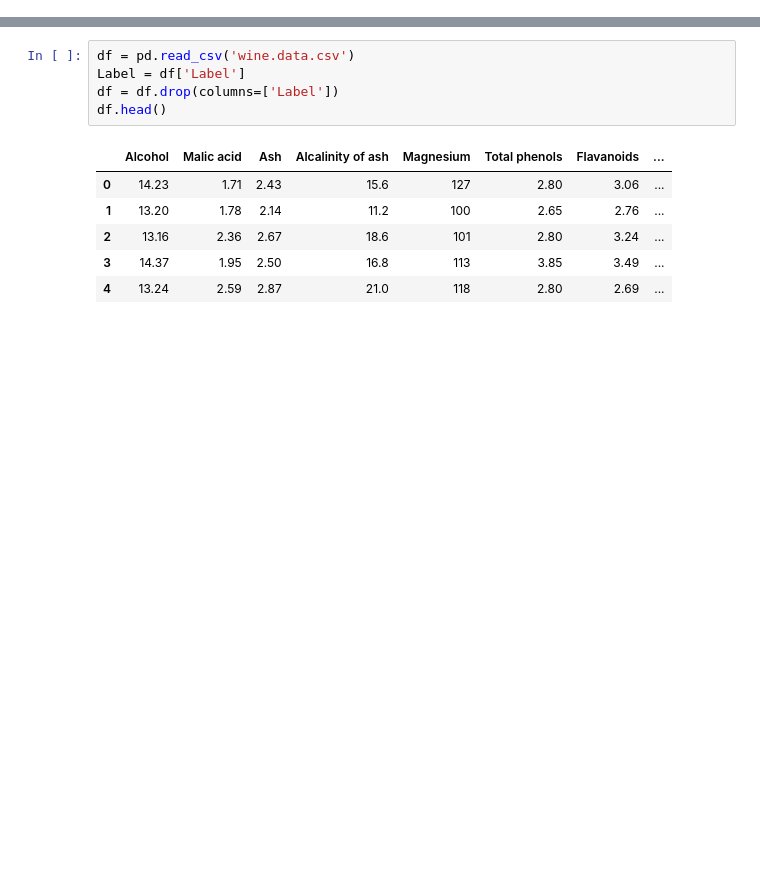
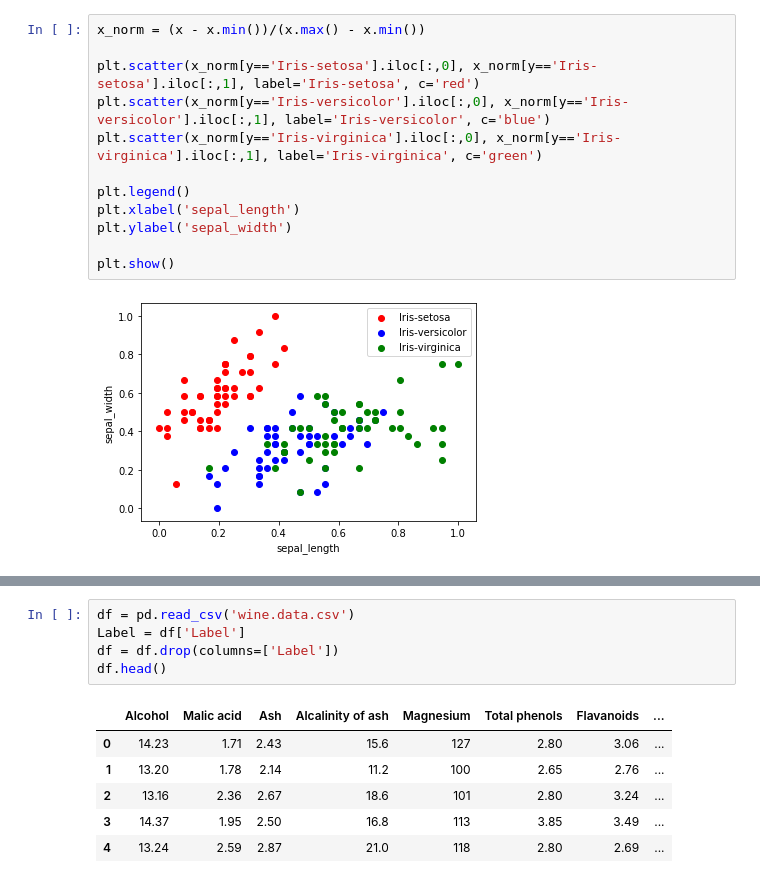
Before and after one commit to ryant4333/3803-BigData, a Jupyter notebook: Lab02/Dimensionality Reduction.ipynb, the cells around one changed output, grey strips where cells are left out. Saved outputs shown, nothing was run; the diff lists cells and outputs as text; blank space fills up the shorter version.

```diff
--- a/Lab02/Dimensionality Reduction.ipynb
+++ b/Lab02/Dimensionality Reduction.ipynb
@@ -5,0 +34,14 @@ from sklearn.decomposition import PCA as sklearnPCA
+# %%
+x_norm = (x - x.min())/(x.max() - x.min())
+
+plt.scatter(x_norm[y=='Iris-setosa'].iloc[:,0], x_norm[y=='Iris-setosa'].iloc[:,1], label='Iris-setosa', c='red')
+plt.scatter(x_norm[y=='Iris-versicolor'].iloc[:,0], x_norm[y=='Iris-versicolor'].iloc[:,1], label='Iris-versicolor', c='blue')
+plt.scatter(x_norm[y=='Iris-virginica'].iloc[:,0], x_norm[y=='Iris-virginica'].iloc[:,1], label='Iris-virginica', c='green')
+
+plt.legend()
+plt.xlabel('sepal_length')
+plt.ylabel('sepal_width')
+
+plt.show()
+# %% [output]
+[figure, added]
```
Also changed, not shown: parts of 13 cells of this notebook.
